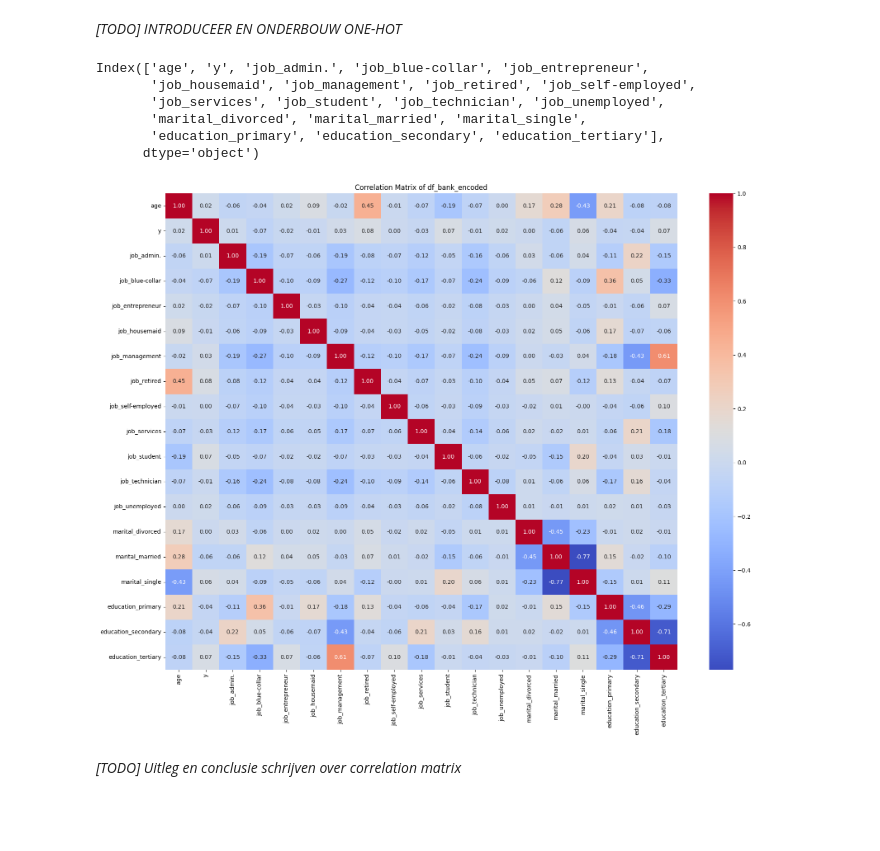
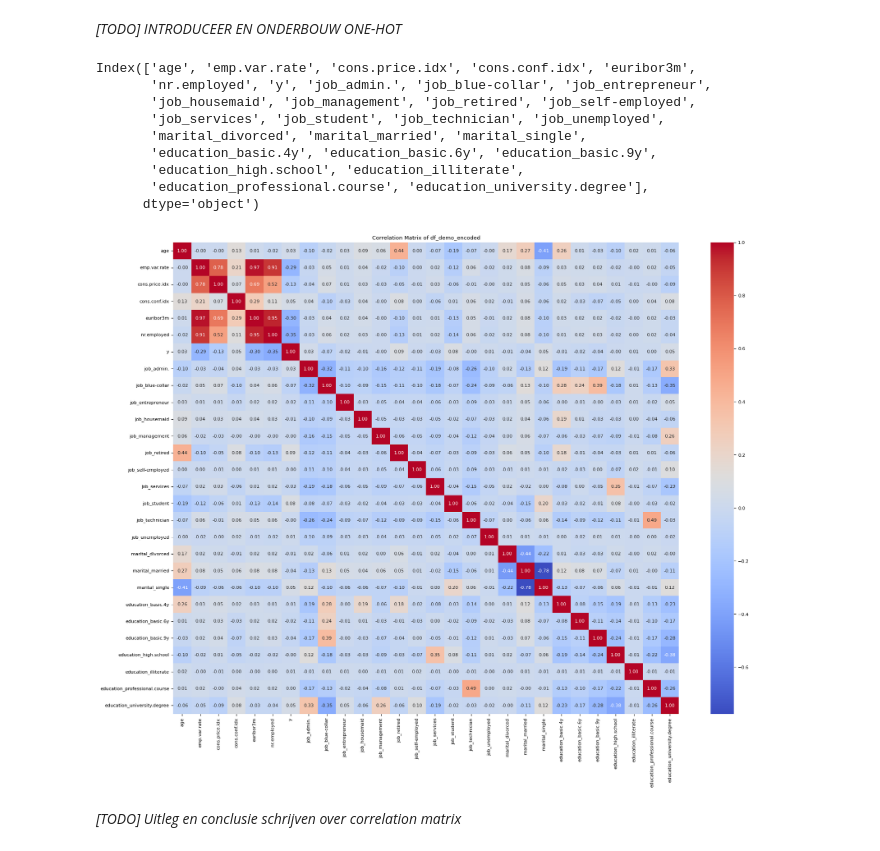
Before and after one commit to DSBE-Semester-A/DataMining, a Jupyter notebook: Assignment2/Assignment_2.ipynb, the cells around one changed output. Cells and saved outputs as stored; diff of their text form; code cells hidden in the pictures; blank space fills up the shorter version.

```diff
--- a/Assignment2/Assignment_2.ipynb
+++ b/Assignment2/Assignment_2.ipynb
@@ -56 +53,4 @@ df_demo = df_bank_full[demographic_variables]
+# %%
+demographic_variables = ['age', 'job', 'marital', 'education', 'emp.var.rate', 'cons.price.idx', 'cons.conf.idx', 'euribor3m', 'nr.employed', 'y']
+df_demo = df_bank_additional_full[demographic_variables]
 # %% [markdown]
@@ -247,23 +265,26 @@ print(df_demo_encoded.columns)
 #Encode the target variable
 df_demo_encoded['y'] = df_demo_encoded['y'].map({'yes': 1, 'no': 0})
 # %% [output]
-Index(['age', 'y', 'job_admin.', 'job_blue-collar', 'job_entrepreneur',
+Index(['age', 'emp.var.rate', 'cons.price.idx', 'cons.conf.idx', 'euribor3m',
+       'nr.employed', 'y', 'job_admin.', 'job_blue-collar', 'job_entrepreneur',
        'job_housemaid', 'job_management', 'job_retired', 'job_self-employed',
        'job_services', 'job_student', 'job_technician', 'job_unemployed',
        'marital_divorced', 'marital_married', 'marital_single',
-       'education_primary', 'education_secondary', 'education_tertiary'],
+       'education_basic.4y', 'education_basic.6y', 'education_basic.9y',
+       'education_high.school', 'education_illiterate',
+       'education_professional.course', 'education_university.degree'],
       dtype='object')
 # %%
 # Calculate the correlation matrix
 correlation_matrix = df_demo_encoded.corr()
 
 # Plot the heatmap
 plt.figure(figsize=(20, 15))
 sns.heatmap(correlation_matrix, annot=True, fmt=".2f", cmap='coolwarm')
-plt.title('Correlation Matrix of df_bank_encoded')
+plt.title('Correlation Matrix of df_demo_encoded')
 plt.show()
 # %% [output]
-[figure, old version]
+[figure, new version]
 # %% [markdown]
 *[TODO] Uitleg en conclusie schrijven over correlation matrix*
 # %%
```
Also changed, not shown: parts of 34 cells of this notebook, 1 other file.
